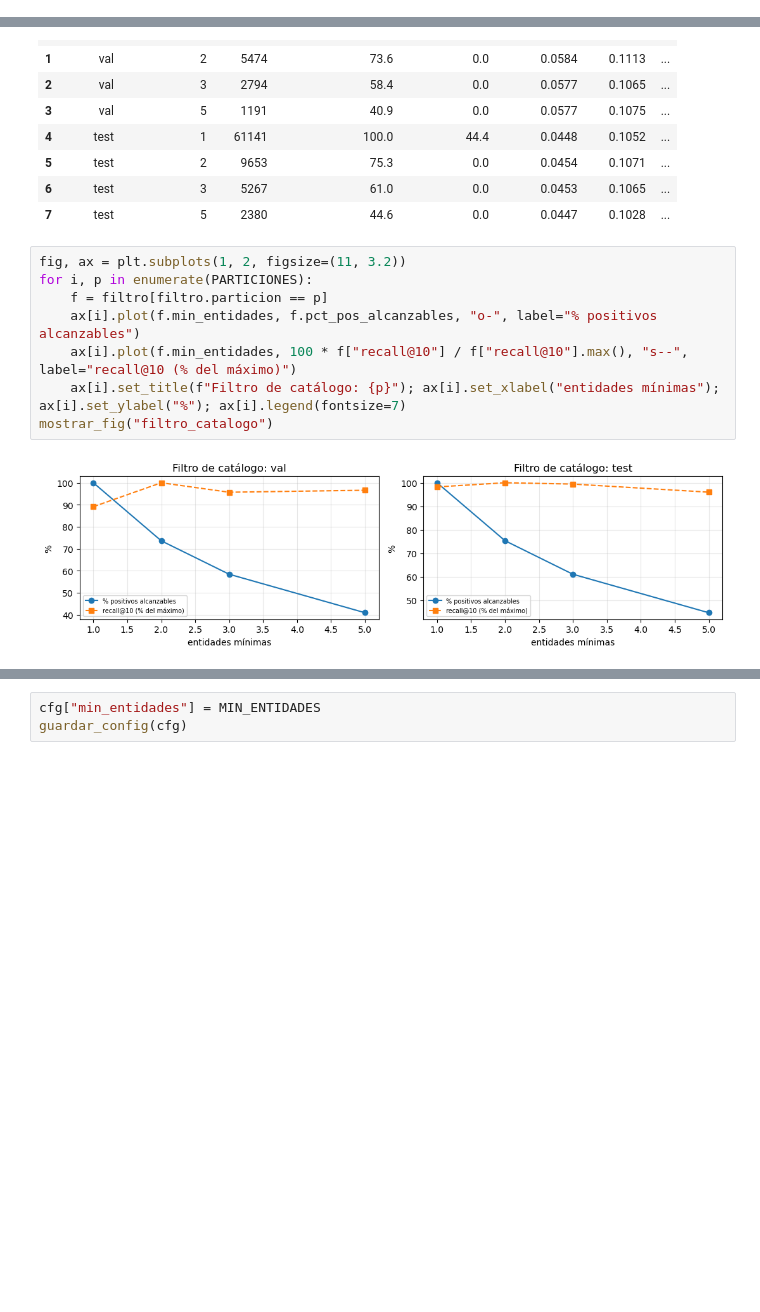
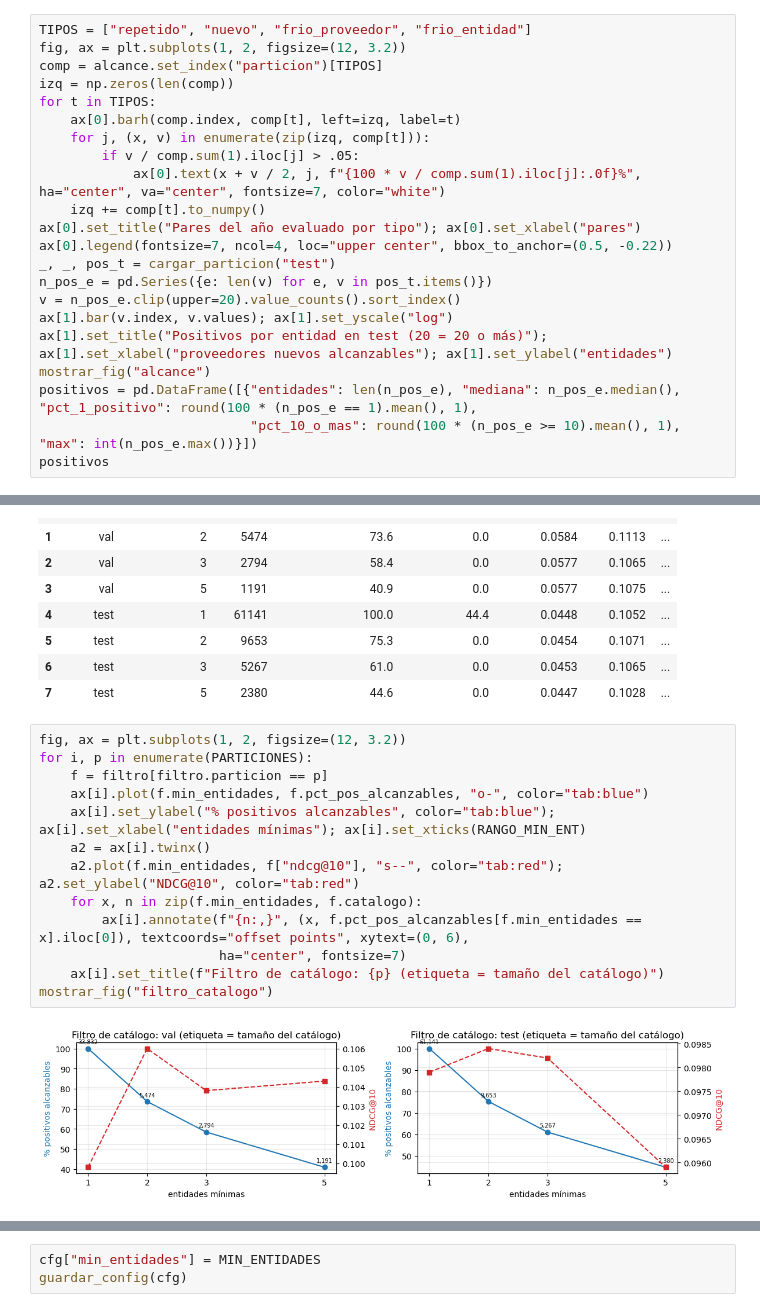
Before and after one commit to paolovasquezg/dm-proj2, a Jupyter notebook: 03_Recomend/a_preparacion.ipynb, the cells around one changed output, grey strips where cells are left out. Cells and saved outputs as stored; diff of their text form; blank space fills up the shorter version.

```diff
--- a/03_Recomend/a_preparacion.ipynb
+++ b/03_Recomend/a_preparacion.ipynb
@@ -106,3 +106,25 @@ alcance
 - **13,596 (33.9%) de los nuevos son alcanzables**: el 65% restante tiene un proveedor que nunca había ganado
 
 - Se evalúan **2,112 entidades** en test y 2,023 en validación
+# %%
+TIPOS = ["repetido", "nuevo", "frio_proveedor", "frio_entidad"]
+fig, ax = plt.subplots(1, 2, figsize=(12, 3.2))
+comp = alcance.set_index("particion")[TIPOS]
+izq = np.zeros(len(comp))
+for t in TIPOS:
+    ax[0].barh(comp.index, comp[t], left=izq, label=t)
+    for j, (x, v) in enumerate(zip(izq, comp[t])):
+        if v / comp.sum(1).iloc[j] > .05:
+            ax[0].text(x + v / 2, j, f"{100 * v / comp.sum(1).iloc[j]:.0f}%", ha="center", va="center", fontsize=7, color="white")
+    izq += comp[t].to_numpy()
+ax[0].set_title("Pares del año evaluado por tipo"); ax[0].set_xlabel("pares")
+ax[0].legend(fontsize=7, ncol=4, loc="upper center", bbox_to_anchor=(0.5, -0.22))
+_, _, pos_t = cargar_particion("test")
+n_pos_e = pd.Series({e: len(v) for e, v in pos_t.items()})
+v = n_pos_e.clip(upper=20).value_counts().sort_index()
+ax[1].bar(v.index, v.values); ax[1].set_yscale("log")
+ax[1].set_title("Positivos por entidad en test (20 = 20 o más)"); ax[1].set_xlabel("proveedores nuevos alcanzables"); ax[1].set_ylabel("entidades")
+mostrar_fig("alcance")
+positivos = pd.DataFrame([{"entidades": len(n_pos_e), "mediana": n_pos_e.median(), "pct_1_positivo": round(100 * (n_pos_e == 1).mean(), 1),
+                           "pct_10_o_mas": round(100 * (n_pos_e >= 10).mean(), 1), "max": int(n_pos_e.max())}])
+positivos
@@ -170,13 +204,18 @@ filtro
 | 6 | test | 3 | 5267 | 61.0 | 0.0 | 0.0453 | 0.1065 | ... |
 | 7 | test | 5 | 2380 | 44.6 | 0.0 | 0.0447 | 0.1028 | ... |
 # %%
-fig, ax = plt.subplots(1, 2, figsize=(11, 3.2))
+fig, ax = plt.subplots(1, 2, figsize=(12, 3.2))
 for i, p in enumerate(PARTICIONES):
     f = filtro[filtro.particion == p]
-    ax[i].plot(f.min_entidades, f.pct_pos_alcanzables, "o-", label="% positivos alcanzables")
-    ax[i].plot(f.min_entidades, 100 * f["recall@10"] / f["recall@10"].max(), "s--", label="recall@10 (% del máximo)")
-    ax[i].set_title(f"Filtro de catálogo: {p}"); ax[i].set_xlabel("entidades mínimas"); ax[i].set_ylabel("%"); ax[i].legend(fontsize=7)
+    ax[i].plot(f.min_entidades, f.pct_pos_alcanzables, "o-", color="tab:blue")
+    ax[i].set_ylabel("% positivos alcanzables", color="tab:blue"); ax[i].set_xlabel("entidades mínimas"); ax[i].set_xticks(RANGO_MIN_ENT)
+    a2 = ax[i].twinx()
+    a2.plot(f.min_entidades, f["ndcg@10"], "s--", color="tab:red"); a2.set_ylabel("NDCG@10", color="tab:red")
+    for x, n in zip(f.min_entidades, f.catalogo):
+        ax[i].annotate(f"{n:,}", (x, f.pct_pos_alcanzables[f.min_entidades == x].iloc[0]), textcoords="offset points", xytext=(0, 6),
+                       ha="center", fontsize=7)
+    ax[i].set_title(f"Filtro de catálogo: {p} (etiqueta = tamaño del catálogo)")
 mostrar_fig("filtro_catalogo")
 # %% [output]
-[figure, old version]
+[figure, new version]
 # %% [markdown]
```
Also changed, not shown: parts of 7 cells of this notebook, 4 other files.
